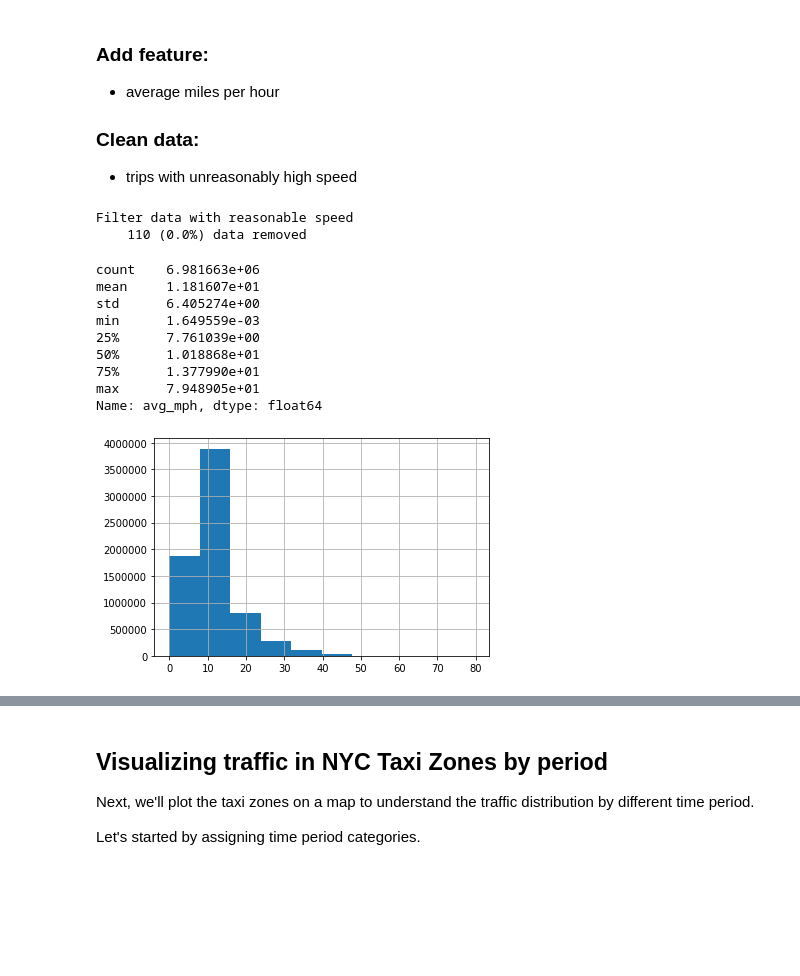
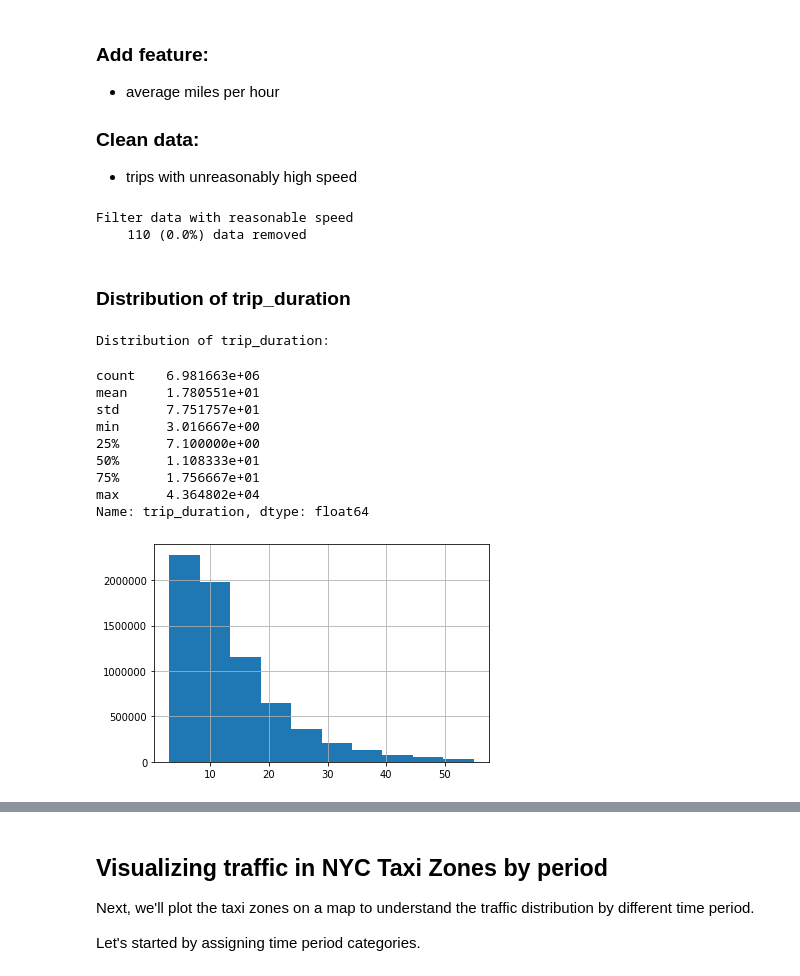
Before and after one commit to alicez123/nyc-taxi-shared-ride, a Jupyter notebook: exploratory_data_analysis.ipynb, the cells around one changed output, grey strips where cells are left out. Saved outputs shown, nothing was run; the diff lists cells and outputs as text; code cells hidden in the pictures; blank space fills up the shorter version.

```diff
--- a/exploratory_data_analysis.ipynb
+++ b/exploratory_data_analysis.ipynb
@@ -284,18 +285,25 @@ df['avg_mph'] = df['trip_distance']/(df['trip_duration']/60)
 # Filter reasonable mph (Note: New York's speed limit has been set at 65 mph since 1995)
 print('\nFilter data with reasonable speed')
 df = filter_where(df, df['avg_mph'] <= 80)
-df['avg_mph'].hist()
-df['avg_mph'].describe()
 # %% [output]
 Filter data with reasonable speed
     110 (0.0%) data removed
-count    6.981663e+06
-mean     1.181607e+01
-std      6.405274e+00
-min      1.649559e-03
-25%      7.761039e+00
-50%      1.018868e+01
-75%      1.377990e+01
-max      7.948905e+01
-Name: avg_mph, dtype: float64
-[figure, removed]
+# %% [markdown]
+### Distribution of trip_duration
+# %%
+print('Distribution of trip_duration:\n')
+# limit the range at 99th percentile for better visulization
+df['trip_duration'].hist(range=(df['trip_duration'].min(), df['trip_duration'].quantile(0.99)))
+df['trip_duration'].describe()
+# %% [output]
+Distribution of trip_duration:
+count    6.981663e+06
+mean     1.780551e+01
+std      7.751757e+01
+min      3.016667e+00
+25%      7.100000e+00
+50%      1.108333e+01
+75%      1.756667e+01
+max      4.364802e+04
+Name: trip_duration, dtype: float64
+[figure, added]
```
Also changed, not shown: parts of 10 cells of this notebook.
